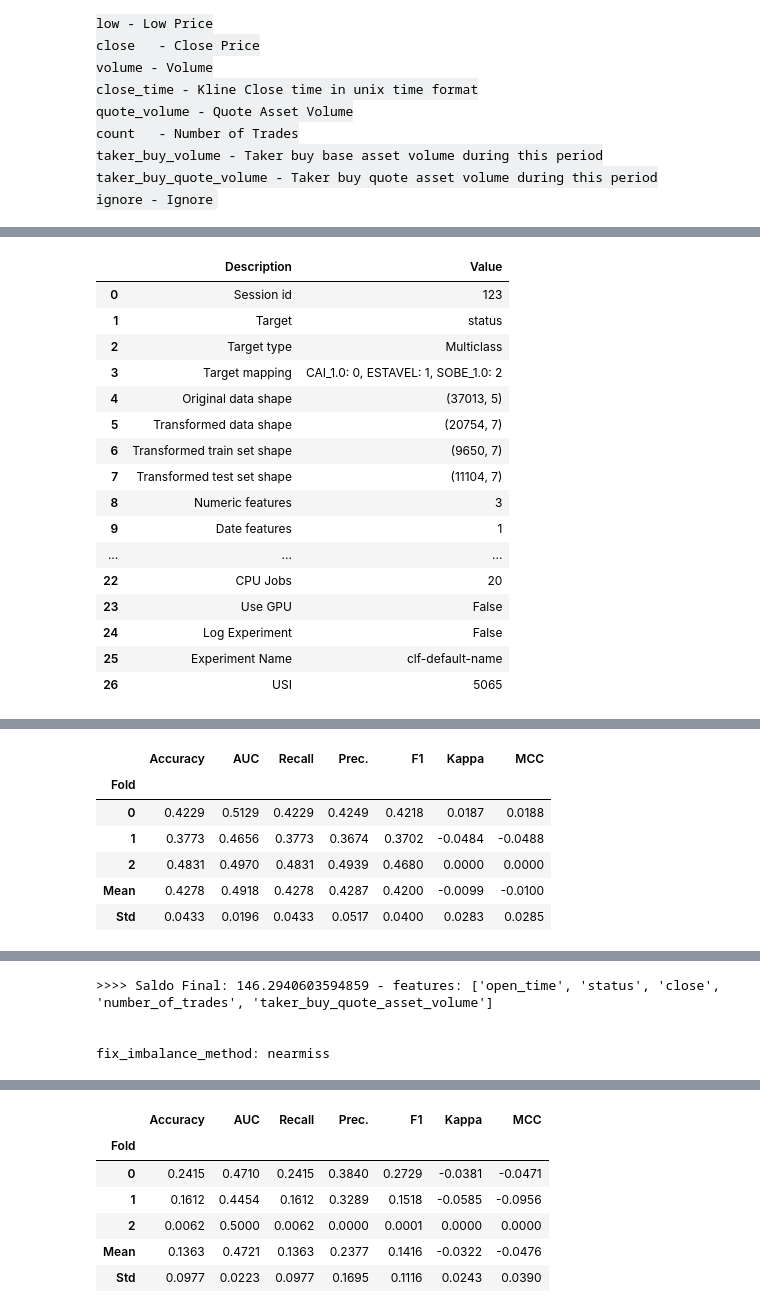
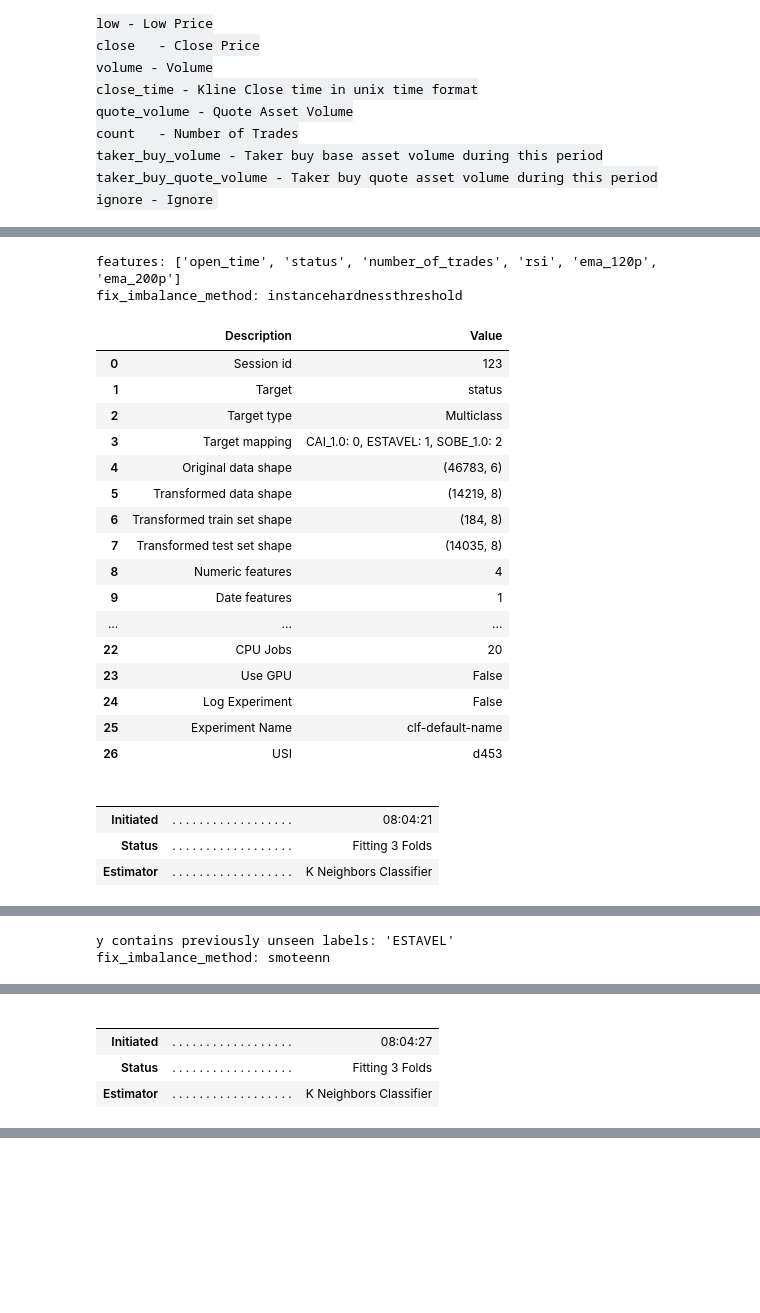
Before and after one commit to marcelolimagomes/mg_crypto_trader, a Jupyter notebook: src/jupyter_nb/analise_crypto_v4.ipynb, the cells around one changed output, grey strips where cells are left out. Drawn from its saved outputs; the diff is of its cells as text; code cells hidden in the pictures; blank space fills up the shorter version.

```diff
--- a/src/jupyter_nb/analise_crypto_v4.ipynb
+++ b/src/jupyter_nb/analise_crypto_v4.ipynb
@@ -25,14 +27,12 @@ start_train_date = '2010-01-01'  # train < and test >=
 start_test_date = '2023-01-01'  # train < and test >=
 
 stop_loss = 1.0
-regression_times = 0  # 24 * 30 * 2  # horas
-times_regression_PnL = 24
-# numeric_features=['open', 'high', 'low', 'volume', 'close', 'rsi']
-numeric_features = ['open', 'high', 'low', 'volume', 'close', ]
+# regression_times = 0  # 24 * 30 * 2  # horas
+times_regression_PnL = 120
 normalize = True
 use_gpu = False
 tune_model = False
-apply_combination_features = True
+apply_combination_features = False
 # %% [markdown]
 ### Metadata
 
@@ -93,7 +262,8 @@ test_data
 # %%
 # BTCUSDT 1h best params: close,volume,quote_asset_volume,number_of_trades,rsi
 # numeric_features = 'volume,quote_asset_volume,number_of_trades,taker_buy_base_asset_volume,taker_buy_quote_asset_volume,rsi,ema_24p,ema_200p'.split(',')
-text_numeric_features = 'close,volume,quote_asset_volume,number_of_trades,taker_buy_base_asset_volume,taker_buy_quote_asset_volume,rsi,ema_24p,ema_200p'
+#text_numeric_features = 'close,volume,quote_asset_volume,number_of_trades,taker_buy_base_asset_volume,taker_buy_quote_asset_volume,rsi,ema_24p,ema_200p'
+text_numeric_features = 'number_of_trades,rsi,ema_120p,ema_200p'
 numeric_features = text_numeric_features.split(',')
 print(f'Numeric Features: {numeric_features} - size: {len(numeric_features)}\n')
 
@@ -113,9 +288,10 @@ print(f'Combination Numeric Features: \n{combination_numeric_features}')
 # %%
 from datetime import datetime
-#fix_imbalance_method: condensednearestneighbour, editednearestneighborus, repeatededitednearestneighbours, allknn, instancehardnessthreshold, nearmiss, neighbourhoodcleaningrule, onesidedselection, randomundersampler, tomeklinks, randomoversampler, smote, smotenc, smoten, adasyn, borderlinesmote, kmeanssmote, svmsmote, smoteenn, smotetomek.
-#'condensednearestneighbour,editednearestneighborus,repeatededitednearestneighbours,allknn,instancehardnessthreshold,nearmiss,neighbourhoodcleaningrule,onesidedselection,randomundersampler,tomeklinks,randomoversampler,smote,smotenc,smoten,adasyn,borderlinesmote,kmeanssmote,svmsmote,smoteenn,smotetomek'.split(',')
-#'smotenc,smoten,adasyn,borderlinesmote,kmeanssmote,svmsmote,smoteenn,smotetomek'.split(',')
-imbalance_list = 'editednearestneighborus,repeatededitednearestneighbours,allknn,instancehardnessthreshold,nearmiss,neighbourhoodcleaningrule,onesidedselection,randomundersampler,tomeklinks,randomoversampler,smote,smotenc,smoten,adasyn,borderlinesmote,kmeanssmote,svmsmote,smoteenn,smotetomek'.split(',')
+# fix_imbalance_method: condensednearestneighbour, editednearestneighborus, repeatededitednearestneighbours, allknn, instancehardnessthreshold, nearmiss, neighbourhoodcleaningrule, onesidedselection, randomundersampler, tomeklinks, randomoversampler, smote, smotenc, smoten, adasyn, borderlinesmote, kmeanssmote, svmsmote, smoteenn, smotetomek.
+# 'condensednearestneighbour,editednearestneighborus,repeatededitednearestneighbours,allknn,instancehardnessthreshold,nearmiss,neighbourhoodcleaningrule,onesidedselection,randomundersampler,tomeklinks,randomoversampler,smote,smotenc,smoten,adasyn,borderlinesmote,kmeanssmote,svmsmote,smoteenn,smotetomek'.split(',')
+# 'smotenc,smoten,adasyn,borderlinesmote,kmeanssmote,svmsmote,smoteenn,smotetomek'.split(',')
+# imbalance_list = 'editednearestneighborus,repeatededitednearestneighbours,allknn,instancehardnessthreshold,nearmiss,neighbourhoodcleaningrule,onesidedselection,randomundersampler,tomeklinks,randomoversampler,smote,smotenc,smoten,adasyn,borderlinesmote,kmeanssmote,svmsmote,smoteenn,smotetomek'.split(',')
+imbalance_list = 'instancehardnessthreshold,smoteenn,repeatededitednearestneighbours,allknn'.split(',')
 simulation_results_filename = f'./resultado_simulacao_{symbol}_{interval}.csv'
 
 df_resultado_simulacao = pd.read_csv(simulation_results_filename, sep=';')
@@ -126,6 +302,16 @@ for aux_numeric_features in combination_numeric_features:
   features += aux_numeric_features.split(',')
   print(f'features: {features}')
   for fix_imbalance_method in imbalance_list:
+    chave = (df_resultado_simulacao['symbol'] == symbol) & \
+        (df_resultado_simulacao['interval'] == interval) & \
+        (df_resultado_simulacao['estimator'] == estimator) & \
+        (df_resultado_simulacao['fix_imbalance_method'] == fix_imbalance_method) & \
+        (df_resultado_simulacao['features'] == str(features))
+
+    if chave.sum() > 0:
+      print(f'fix_imbalance_method: {fix_imbalance_method} already exists')
+      continue
+
     try:
       print(f'fix_imbalance_method: {fix_imbalance_method}')
       setup = experiement.setup(
@@ -148,7 +334,7 @@ for aux_numeric_features in combination_numeric_features:
           verbose=True,
           n_jobs=20,
           log_experiment=False,
-          )
+      )
 
       if _compare_models:
         best = setup.compare_models()
@@ -181,7 +367,7 @@ for aux_numeric_features in combination_numeric_features:
           test_data,
           ajusted_test_data)
 
-      #df_final_predict.info()
+      # df_final_predict.info()
       # print('Final Score Mean:', res_score.mean().values[0])
       # print('Final Score Group:\n', res_score)
 
@@ -196,52 +382,54 @@ for aux_numeric_features in combination_numeric_features:
       print(f'>>>> Saldo Final: {saldo_final} - features: {features}\n\n')
 
       result_simulado = {}
       result_simulado['date'] = datetime.now().strftime("%Y-%m-%d %H:%M:%S")
       result_simulado['symbol'] = symbol
       result_simulado['interval'] = interval
-      result_simulado['estimator']  = estimator
+      result_simulado['estimator'] = estimator
       result_simulado['fix_imbalance_method'] = fix_imbalance_method
       result_simulado['stop_loss'] = stop_loss
       result_simulado['times_regression_profit_and_loss'] = times_regression_PnL
       result_simulado['features'] = features
       result_simulado['final_value'] = saldo_final
 
       if res_score is not None:
         result_simulado['score'] = ''
         for i in range(0, len(res_score.index.values)):
           result_simulado['score'] += f'[{res_score.index.values[i]}={res_score["_score"].values[i]:.2f}]'
 
       df_resultado_simulacao = pd.concat([df_resultado_simulacao, pd.DataFrame([result_simulado])], ignore_index=True)
       df_resultado_simulacao.sort_values('final_value', inplace=True)
 
       df_resultado_simulacao.to_csv(simulation_results_filename, sep=';', index=False)
     except Exception as e:
       print(e)
       continue
 # %% [output]
+features: ['open_time', 'status', 'number_of_trades', 'rsi', 'ema_120p', 'ema_200p']
+fix_imbalance_method: instancehardnessthreshold
 |  | Description | Value |
 | 0 | Session id | 123 |
 | 1 | Target | status |
 | 2 | Target type | Multiclass |
 | 3 | Target mapping | CAI_1.0: 0, ESTAVEL: 1, SOBE_1.0: 2 |
-| 4 | Original data shape | (37013, 5) |
-| 5 | Transformed data shape | (20754, 7) |
-| 6 | Transformed train set shape | (9650, 7) |
-| 7 | Transformed test set shape | (11104, 7) |
-| 8 | Numeric features | 3 |
+| 4 | Original data shape | (46783, 6) |
+| 5 | Transformed data shape | (14219, 8) |
+| 6 | Transformed train set shape | (184, 8) |
+| 7 | Transformed test set shape | (14035, 8) |
+| 8 | Numeric features | 4 |
 | 9 | Date features | 1 |
 | ... | ... | ... |
 | 22 | CPU Jobs | 20 |
 | 23 | Use GPU | False |
 | 24 | Log Experiment | False |
 | 25 | Experiment Name | clf-default-name |
-| 26 | USI | 5065 |
+| 26 | USI | d453 |
+|  |  |  |
+|  |  |  |
+| Initiated | . . . . . . . . . . . . . . . . . . | 08:04:21 |
+| Status | . . . . . . . . . . . . . . . . . . | Fitting 3 Folds |
+| Estimator | . . . . . . . . . . . . . . . . . . | K Neighbors Classifier |
 [interactive output not drawn]
-|  | Accuracy | AUC | Recall | Prec. | F1 | Kappa | MCC |
-| Fold |  |  |  |  |  |  |  |
-| 0 | 0.4229 | 0.5129 | 0.4229 | 0.4249 | 0.4218 | 0.0187 | 0.0188 |
-| 1 | 0.3773 | 0.4656 | 0.3773 | 0.3674 | 0.3702 | -0.0484 | -0.0488 |
-| 2 | 0.4831 | 0.4970 | 0.4831 | 0.4939 | 0.4680 | 0.0000 | 0.0000 |
-| Mean | 0.4278 | 0.4918 | 0.4278 | 0.4287 | 0.4200 | -0.0099 | -0.0100 |
-| Std | 0.0433 | 0.0196 | 0.0433 | 0.0517 | 0.0400 | 0.0283 | 0.0285 |
 [interactive output not drawn]
+y contains previously unseen labels: 'ESTAVEL'
+fix_imbalance_method: smoteenn
@@ -248,6 +453,7 @@ for aux_numeric_features in combination_numeric_features:
+|  |  |  |
+|  |  |  |
+| Initiated | . . . . . . . . . . . . . . . . . . | 08:04:27 |
+| Status | . . . . . . . . . . . . . . . . . . | Fitting 3 Folds |
+| Estimator | . . . . . . . . . . . . . . . . . . | K Neighbors Classifier |
 [interactive output not drawn]
 [interactive output not drawn]
->>>> Saldo Final: 146.2940603594859 - features: ['open_time', 'status', 'close', 'number_of_trades', 'taker_buy_quote_asset_volume']
-
-
-fix_imbalance_method: nearmiss
@@ -272,7 +459,0 @@ fix_imbalance_method: nearmiss
-|  | Accuracy | AUC | Recall | Prec. | F1 | Kappa | MCC |
-| Fold |  |  |  |  |  |  |  |
-| 0 | 0.2415 | 0.4710 | 0.2415 | 0.3840 | 0.2729 | -0.0381 | -0.0471 |
-| 1 | 0.1612 | 0.4454 | 0.1612 | 0.3289 | 0.1518 | -0.0585 | -0.0956 |
-| 2 | 0.0062 | 0.5000 | 0.0062 | 0.0000 | 0.0001 | 0.0000 | 0.0000 |
-| Mean | 0.1363 | 0.4721 | 0.1363 | 0.2377 | 0.1416 | -0.0322 | -0.0476 |
-| Std | 0.0977 | 0.0223 | 0.0977 | 0.1695 | 0.1116 | 0.0243 | 0.0390 |
```
Also changed, not shown: parts of 10 cells of this notebook, 11 other files.
